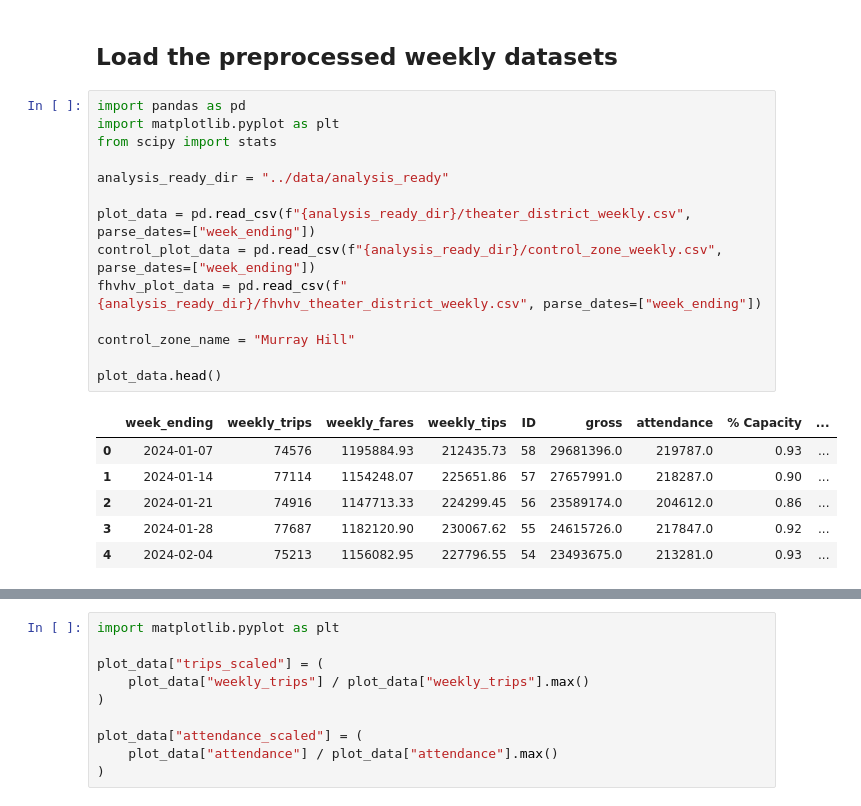
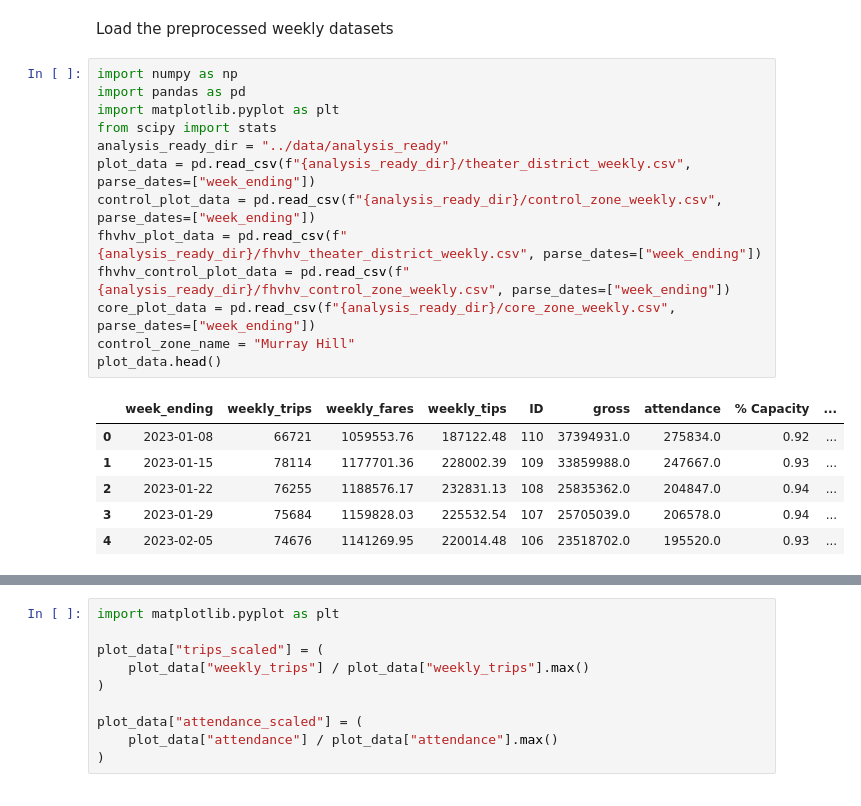
Before and after one commit to RyanChua555/Broadway_Attendance_and_NYC_Taxi_Demand, a Jupyter notebook: code/analysis.ipynb, the cells around one changed output, grey strips where cells are left out. Drawn from its saved outputs; the diff is of its cells as text.

```diff
--- a/code/analysis.ipynb
+++ b/code/analysis.ipynb
@@ -5,24 +3,23 @@ Statistical analysis and visualisation for the three weekly datasets built in `p
 # %% [markdown]
-## Load the preprocessed weekly datasets
+Load the preprocessed weekly datasets
 # %%
+import numpy as np
 import pandas as pd
 import matplotlib.pyplot as plt
 from scipy import stats
-
 analysis_ready_dir = "../data/analysis_ready"
-
 plot_data = pd.read_csv(f"{analysis_ready_dir}/theater_district_weekly.csv", parse_dates=["week_ending"])
 control_plot_data = pd.read_csv(f"{analysis_ready_dir}/control_zone_weekly.csv", parse_dates=["week_ending"])
 fhvhv_plot_data = pd.read_csv(f"{analysis_ready_dir}/fhvhv_theater_district_weekly.csv", parse_dates=["week_ending"])
-
+fhvhv_control_plot_data = pd.read_csv(f"{analysis_ready_dir}/fhvhv_control_zone_weekly.csv", parse_dates=["week_ending"])
+core_plot_data = pd.read_csv(f"{analysis_ready_dir}/core_zone_weekly.csv", parse_dates=["week_ending"])
 control_zone_name = "Murray Hill"
-
 plot_data.head()
 # %% [output]
 |  | week_ending | weekly_trips | weekly_fares | weekly_tips | ID | gross | attendance | % Capacity | ... |
-| 0 | 2024-01-07 | 74576 | 1195884.93 | 212435.73 | 58 | 29681396.0 | 219787.0 | 0.93 | ... |
-| 1 | 2024-01-14 | 77114 | 1154248.07 | 225651.86 | 57 | 27657991.0 | 218287.0 | 0.90 | ... |
-| 2 | 2024-01-21 | 74916 | 1147713.33 | 224299.45 | 56 | 23589174.0 | 204612.0 | 0.86 | ... |
-| 3 | 2024-01-28 | 77687 | 1182120.90 | 230067.62 | 55 | 24615726.0 | 217847.0 | 0.92 | ... |
-| 4 | 2024-02-04 | 75213 | 1156082.95 | 227796.55 | 54 | 23493675.0 | 213281.0 | 0.93 | ... |
+| 0 | 2023-01-08 | 66721 | 1059553.76 | 187122.48 | 110 | 37394931.0 | 275834.0 | 0.92 | ... |
+| 1 | 2023-01-15 | 78114 | 1177701.36 | 228002.39 | 109 | 33859988.0 | 247667.0 | 0.93 | ... |
+| 2 | 2023-01-22 | 76255 | 1188576.17 | 232831.13 | 108 | 25835362.0 | 204847.0 | 0.94 | ... |
+| 3 | 2023-01-29 | 75684 | 1159828.03 | 225532.54 | 107 | 25705039.0 | 206578.0 | 0.94 | ... |
+| 4 | 2023-02-05 | 74676 | 1141269.95 | 220014.48 | 106 | 23518702.0 | 195520.0 | 0.93 | ... |
 # %% [markdown]
```
Also changed, not shown: parts of 45 cells of this notebook, 17 other files.
